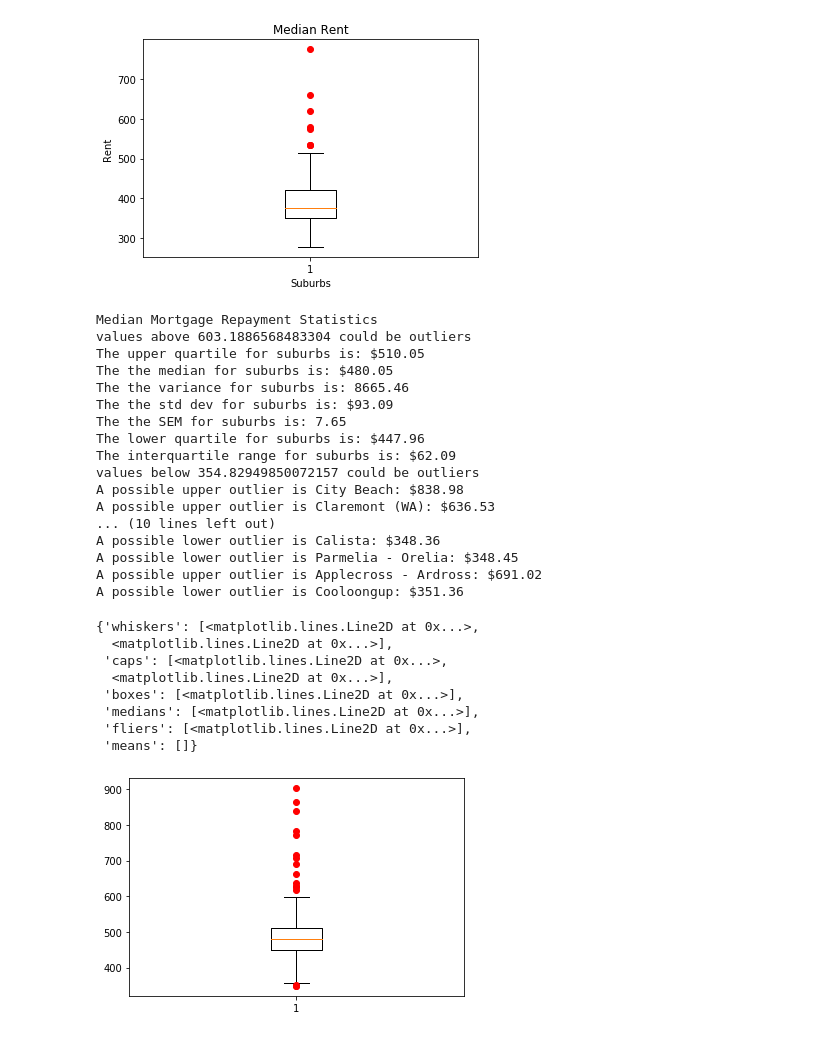
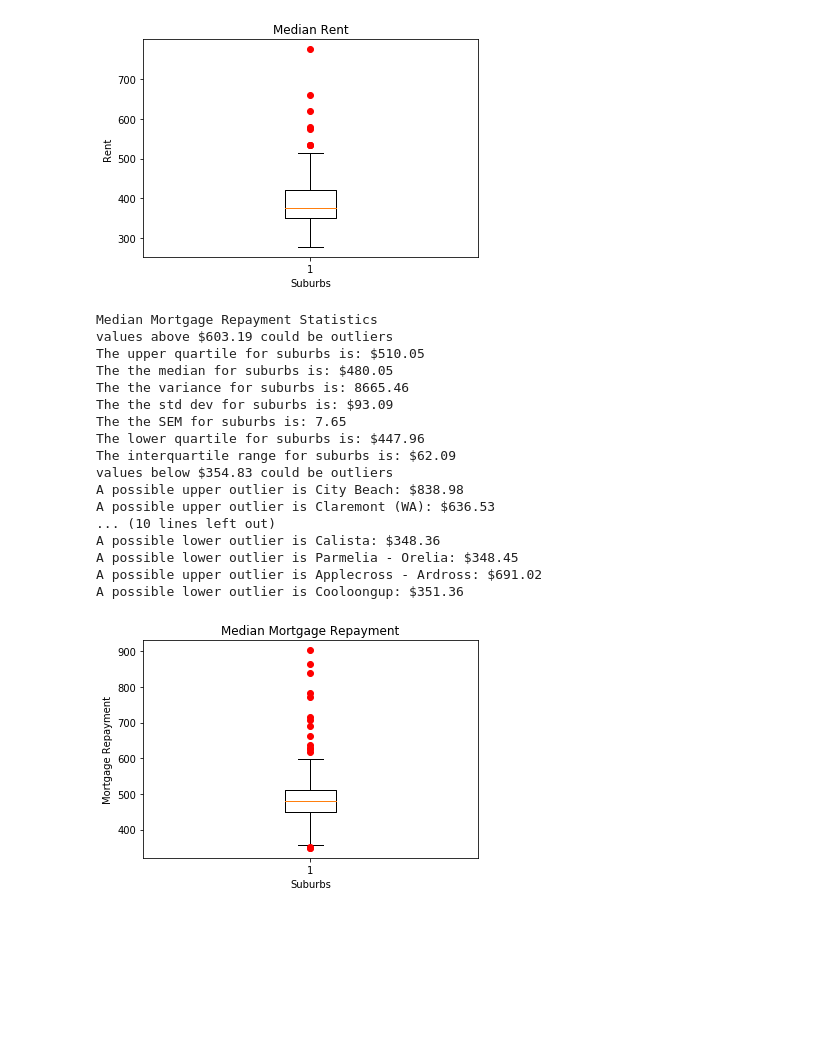
Before and after one commit to jiroken25/project-property, a Jupyter notebook: ProjectCombined.ipynb, the cells around one changed output. Cells and saved outputs as stored; diff of their text form; code cells hidden in the pictures; blank space fills up the shorter version.

```diff
--- a/ProjectCombined.ipynb
+++ b/ProjectCombined.ipynb
@@ -369,7 +369,7 @@ medmortgagesem = aff_df["median_mortgage_repayment"].sem()
 
 
 print(f"Median Mortgage Repayment Statistics")
-print(f"values above {upper_bound} could be outliers")
+print(f"values above ${round(upper_bound,2)} could be outliers")
 print(f"The upper quartile for suburbs is: ${round(upperq, 2)}")
 print(f"The the median for suburbs is: ${round(meanq, 2)} ")
 print(f"The the variance for suburbs is: {round(medmortgagevar, 2)} ")
@@ -377,7 +377,7 @@ print(f"The the std dev for suburbs is: ${round(medmortgagestd, 2)} ")
 print(f"The the SEM for suburbs is: {round(medmortgagesem, 2)} ")
 print(f"The lower quartile for suburbs is: ${round(lowerq,2)}")
 print(f"The interquartile range for suburbs is: ${round(iqr, 2)}")
-print(f"values below {lower_bound} could be outliers")
+print(f"values below ${round(lower_bound,2)} could be outliers")
 for i, row in df_mortgage.iterrows():
     rent = row["median_mortgage_repayment"]
     suburb = row["SA2 Name"]
@@ -387,7 +387,7 @@ for i, row in df_mortgage.iterrows():
         print(f"A possible lower outlier is {suburb}: ${round(rent, 2)}")
 # %% [output]
 Median Mortgage Repayment Statistics
-values above 603.1886568483304 could be outliers
+values above $603.19 could be outliers
 The upper quartile for suburbs is: $510.05
 The the median for suburbs is: $480.05
 The the variance for suburbs is: 8665.46
@@ -395,7 +395,7 @@ The the std dev for suburbs is: $93.09
 The the SEM for suburbs is: 7.65
 The lower quartile for suburbs is: $447.96
 The interquartile range for suburbs is: $62.09
-values below 354.82949850072157 could be outliers
+values below $354.83 could be outliers
 A possible upper outlier is City Beach: $838.98
 A possible upper outlier is Claremont (WA): $636.53
 ... (10 lines left out)
@@ -406,21 +406,13 @@ A possible lower outlier is Cooloongup: $351.36
 # %%
 
 fig, ax = plt.subplots()
 ax.boxplot(df_mortgage["median_mortgage_repayment"], sym="ro")
-# # ax.set_xticklabels("Suburbs")
-# ax.set_title("Median Mortgage Repayment")
-# # ax.set_ylim([0,80])
-# ax.set_ylabel("Mortgage Repayment")
-# ax.set_xlabel("Suburbs")
-# plt.savefig("Mortgage Repayment Plot.png")
-# plt.show()
+# ax.set_xticklabels("Suburbs")
+ax.set_title("Median Mortgage Repayment")
+# ax.set_ylim([0,80])
+ax.set_ylabel("Mortgage Repayment")
+ax.set_xlabel("Suburbs")
+plt.savefig("Mortgage Repayment Plot.png")
+plt.show()
 # %% [output]
-{'whiskers': [<matplotlib.lines.Line2D at 0x...>,
-  <matplotlib.lines.Line2D at 0x...>],
- 'caps': [<matplotlib.lines.Line2D at 0x...>,
-  <matplotlib.lines.Line2D at 0x...>],
- 'boxes': [<matplotlib.lines.Line2D at 0x...>],
- 'medians': [<matplotlib.lines.Line2D at 0x...>],
- 'fliers': [<matplotlib.lines.Line2D at 0x...>],
- 'means': []}
-[figure, old version]
+[figure, new version]
```
Also changed, not shown: parts of 3 cells of this notebook, 3 other files.
